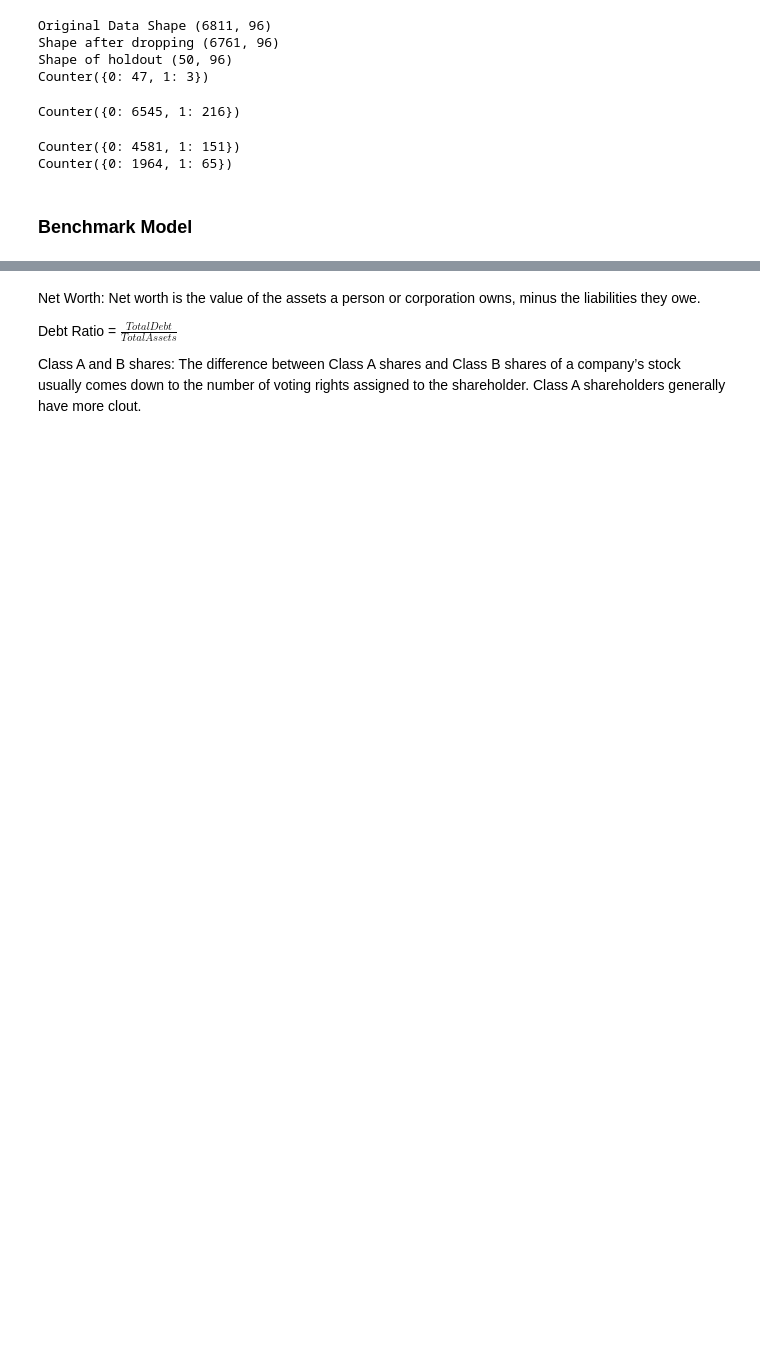
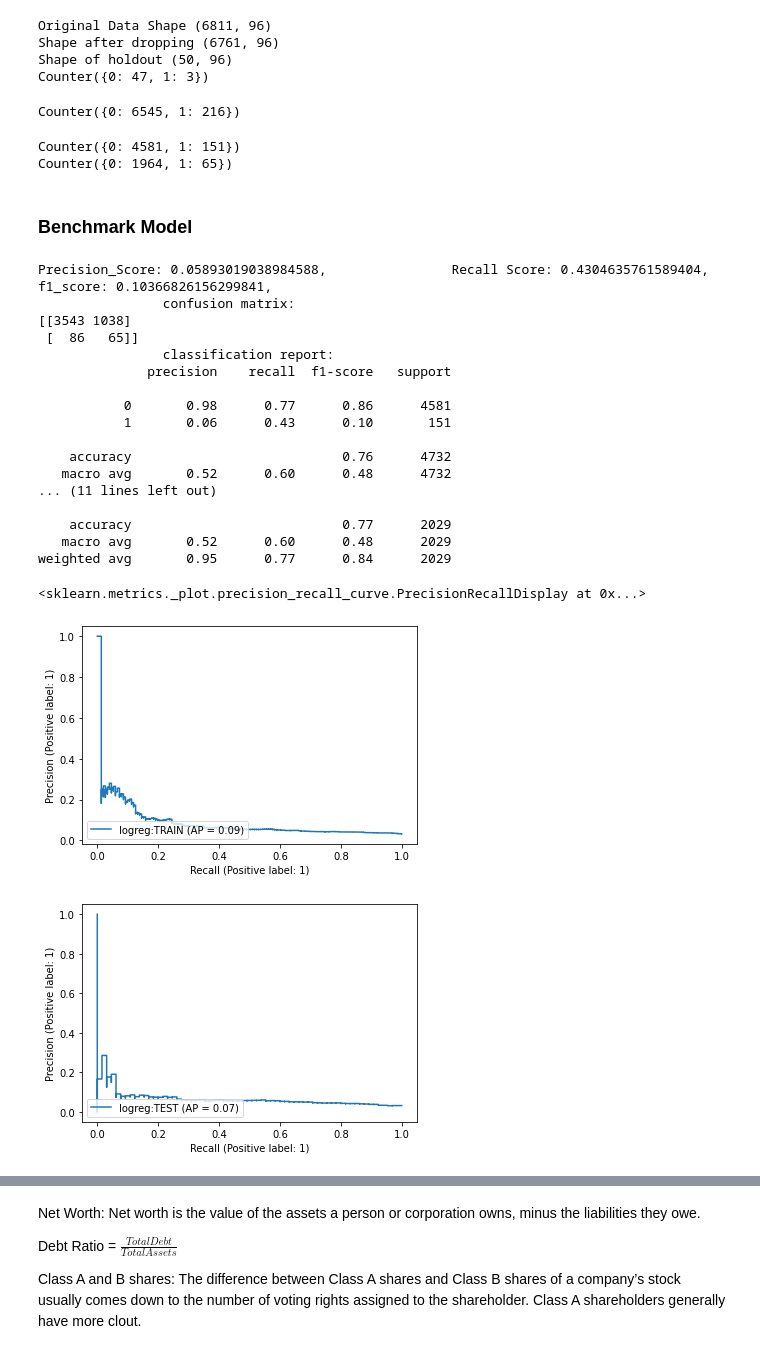
Before and after one commit to shoaibkhanz/bankruptcy_prediction, a Jupyter notebook: notebook/oversampling_model.ipynb, the cells around one changed output, grey strips where cells are left out. Drawn from its saved outputs; the diff is of its cells as text; code cells hidden in the pictures; blank space fills up the shorter version.

```diff
--- a/notebook/oversampling_model.ipynb
+++ b/notebook/oversampling_model.ipynb
@@ -85,28 +85,52 @@ Counter({0: 1964, 1: 65})
 ### Benchmark Model
 # %%
 ohe = OneHotEncoder()
+
+drop_high_corr = list(highcorr90["feat1"])
 cat_cols = ["company_type"]
+drop_cols_lr = drop_high_corr+cat_cols
 X_train_ohe = ohe.fit_transform(X_train[cat_cols]).toarray()
 X_test_ohe = ohe.transform(X_test[cat_cols]).toarray()
 
-X_train_lr = X_train.drop(cat_cols,axis=1).copy(deep=True)
-X_test_lr = X_test.drop(cat_cols,axis=1).copy(deep=True)
+X_train_lr = X_train.drop(drop_cols_lr,axis=1).copy(deep=True)
+X_test_lr = X_test.drop(drop_cols_lr,axis=1).copy(deep=True)
 
 X_train_lr[ohe.categories_[0]] = X_train_ohe
 X_test_lr[ohe.categories_[0]] = X_test_ohe
 
 
 benchmark_mod = LogisticRegression(class_weight="balanced")
 benchmark_mod.fit(X_train_lr,y_train)
 
 pred_train_lr = benchmark_mod.predict_proba(X_train_lr)
 pred_test_lr = benchmark_mod.predict_proba(X_test_lr)
 
 model_performance(y_pred=pred_train_lr,y_true=y_train,threshold=0.5,
 title="logreg:TRAIN",model_type="logreg")
 
 model_performance(y_pred=pred_test_lr,y_true=y_test,threshold=0.5,
 title="logreg:TEST",model_type="logreg")
+# %% [output]
+Precision_Score: 0.05893019038984588,                Recall Score: 0.4304635761589404,                f1_score: 0.10366826156299841,
+                confusion matrix:
+[[3543 1038]
+ [  86   65]]
+                classification report:
+              precision    recall  f1-score   support
+
+           0       0.98      0.77      0.86      4581
+           1       0.06      0.43      0.10       151
+
+    accuracy                           0.76      4732
+   macro avg       0.52      0.60      0.48      4732
+... (11 lines left out)
+
+    accuracy                           0.77      2029
+   macro avg       0.52      0.60      0.48      2029
+weighted avg       0.95      0.77      0.84      2029
+<sklearn.metrics._plot.precision_recall_curve.PrecisionRecallDisplay at 0x...>
+[figure, added]
+[figure, added]
 # %%
 # bbc = imb.ensemble.BalancedRandomForestClassifier(class_weight={0: 4581, 1: 151}).fit(X_train_lr,y_train)
 # pred_train_bbc = bbc.predict_proba(X_train_lr)
```
Also changed, not shown: parts of 24 cells of this notebook.
